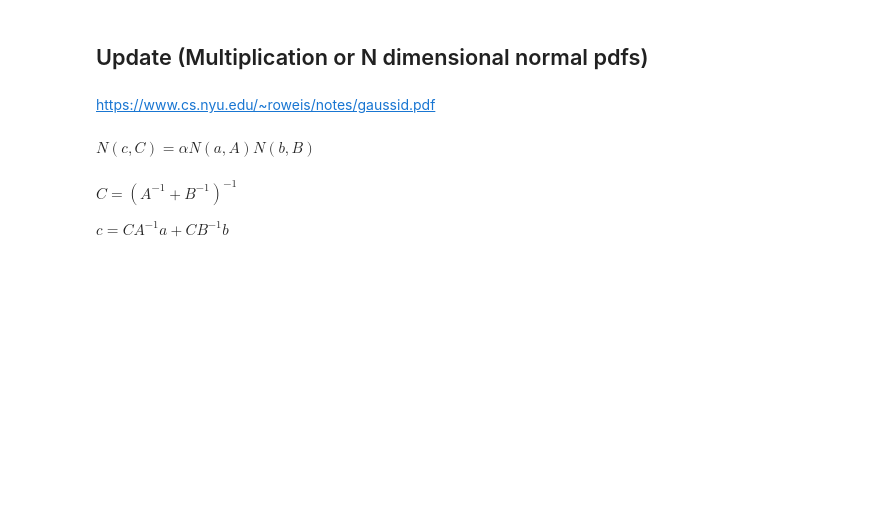
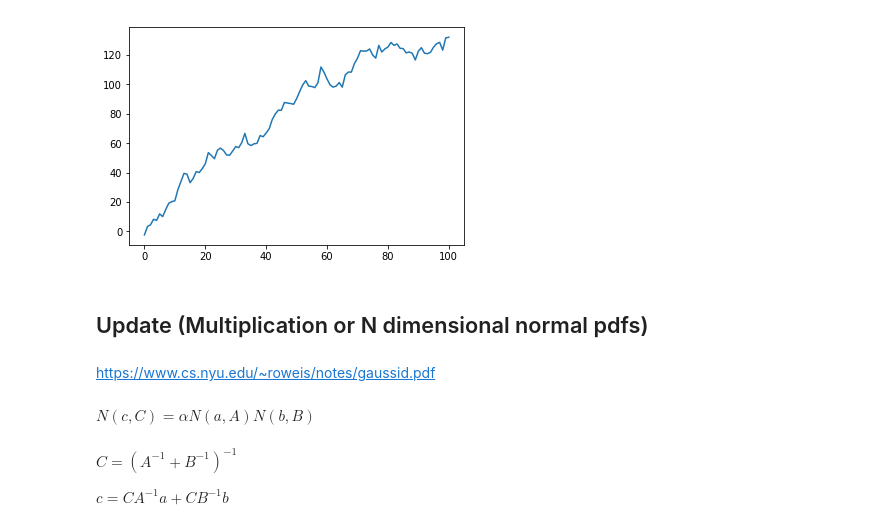
Before and after one commit to jganzabal/Kalman-as-Recursive-Bayesian-Estimation, a Jupyter notebook: 4_Two dimensional Kalman filter.ipynb, the cells around one changed output. Drawn from its saved outputs; the diff is of its cells as text; code cells hidden in the pictures; blank space fills up the shorter version.

```diff
--- a/4_Two dimensional Kalman filter.ipynb
+++ b/4_Two dimensional Kalman filter.ipynb
@@ -43,3 +47,22 @@ SyntaxError: unexpected EOF while parsing (<ipython-input-7-941514bd6d48>, line
+# %%
+starting_position = 0
+starting_velocity = 1
+X_o = np.array([starting_position,starting_velocity]).reshape(2,1)
+var_w = 10
+sigma_w = np.array([[var_w,0],[0,0]])
+var_v = 1
+sigma_v = np.array([[var_v]])
+F = np.array([[1,1],[0,1]])
+H = np.array([1,0]).reshape(1,2)
+B = np.array([[0,0],[0,0]])
+U = np.array([0,0]).reshape(2,1)
+steps = 100
+measurements = generate_sample(X_o, sigma_w ,sigma_v , H, F , B, U , steps = steps)
+measurements = measurements.reshape(steps+1,1)
+plt.plot(measurements)
+plt.show()
+# %% [output]
+[figure, added]
 # %% [markdown]
 ## Update (Multiplication or N dimensional normal pdfs)
 # %% [markdown]
```
Also changed, not shown: parts of 34 cells of this notebook, 2 other files.
